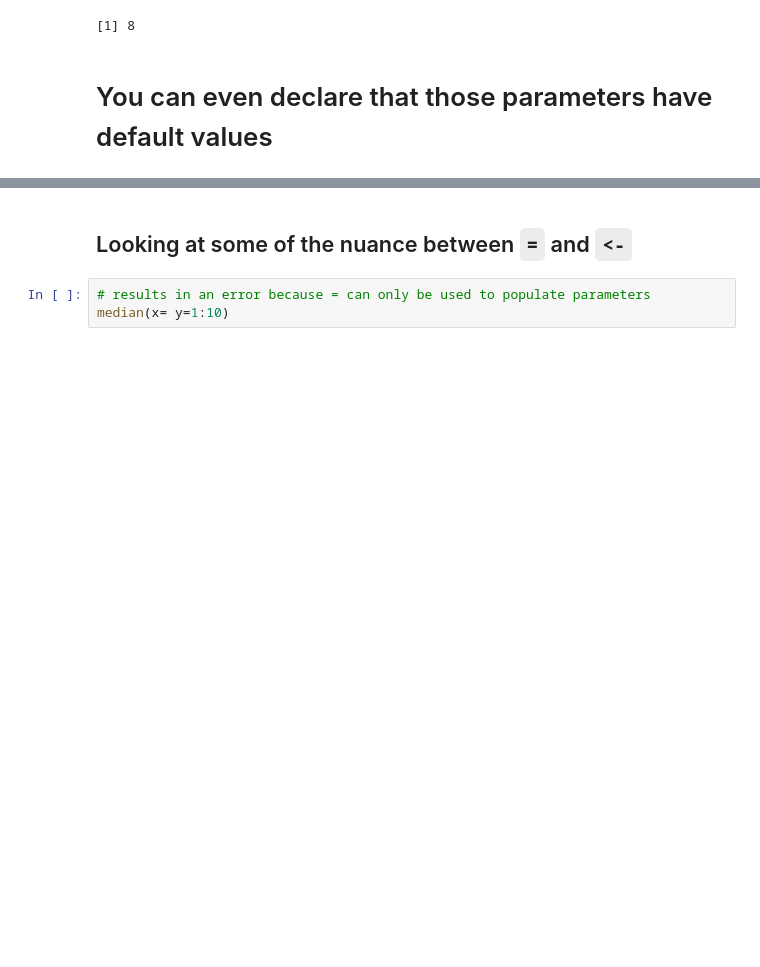
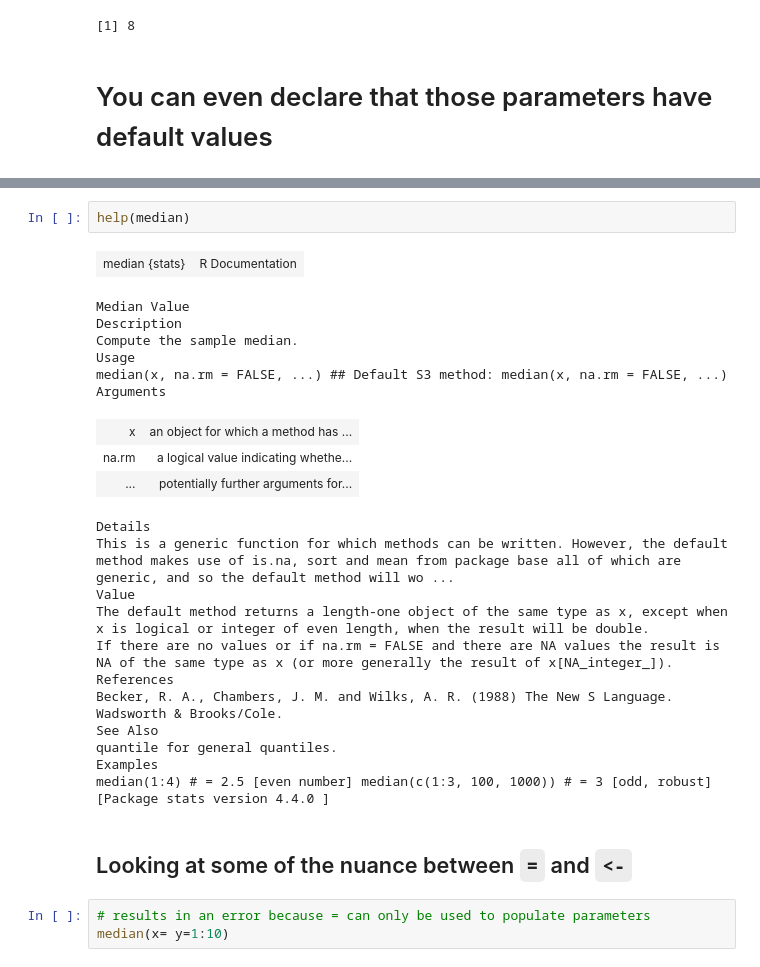
Before and after one commit to kenchong48/code_basics, a Jupyter notebook: r/r_basics.ipynb, the cells around one changed output, grey strips where cells are left out. Drawn from its saved outputs; the diff is of its cells as text; blank space fills up the shorter version.

```diff
--- a/r/r_basics.ipynb
+++ b/r/r_basics.ipynb
@@ -518,3 +530,28 @@ UseMethod("median")
+# %%
+help(median)
+# %% [output]
+| median {stats} | R Documentation |
+Median Value
+Description
+Compute the sample median.
+Usage
+median(x, na.rm = FALSE, ...) ## Default S3 method: median(x, na.rm = FALSE, ...)
+Arguments
+| x | an object for which a method has ... |
+| na.rm | a logical value indicating whethe... |
+| ... | potentially further arguments for... |
+Details
+This is a generic function for which methods can be written. However, the default method makes use of is.na, sort and mean from package base all of which are generic, and so the default method will wo ...
+Value
+The default method returns a length-one object of the same type as x, except when x is logical or integer of even length, when the result will be double.
+If there are no values or if na.rm = FALSE and there are NA values the result is NA of the same type as x (or more generally the result of x[NA_integer_]).
+References
+Becker, R. A., Chambers, J. M. and Wilks, A. R. (1988) The New S Language. Wadsworth & Brooks/Cole.
+See Also
+quantile for general quantiles.
+Examples
+median(1:4) # = 2.5 [even number] median(c(1:3, 100, 1000)) # = 3 [odd, robust]
+[Package stats version 4.4.0 ]
 # %% [markdown]
 ## Looking at some of the nuance between `=` and `<-`
 # %%
```
Also changed, not shown: parts of 25 cells of this notebook.
